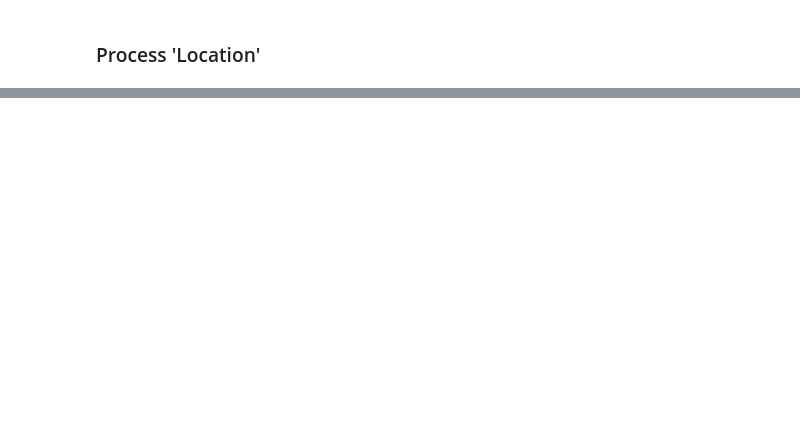
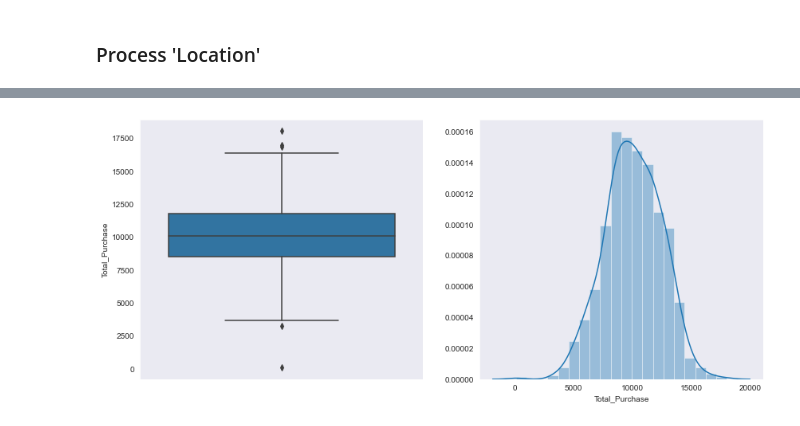
Before and after one commit to shabrown/customer_churn_prediction, a Jupyter notebook: customer_churn_prediction.ipynb, the cells around one changed output, grey strips where cells are left out. Saved outputs shown, nothing was run; the diff lists cells and outputs as text; code cells hidden in the pictures; blank space fills up the shorter version.

```diff
--- a/customer_churn_prediction.ipynb
+++ b/customer_churn_prediction.ipynb
@@ -127,0 +133,4 @@ customer_df['state'] = customer_df['Location'].apply(lambda x: x[-8:-6])
+# %%
+plot_box_dist(customer_df, 'Total_Purchase')
+# %% [output]
+[figure, added]
```
Also changed, not shown: parts of 63 cells of this notebook, 1 other file.
